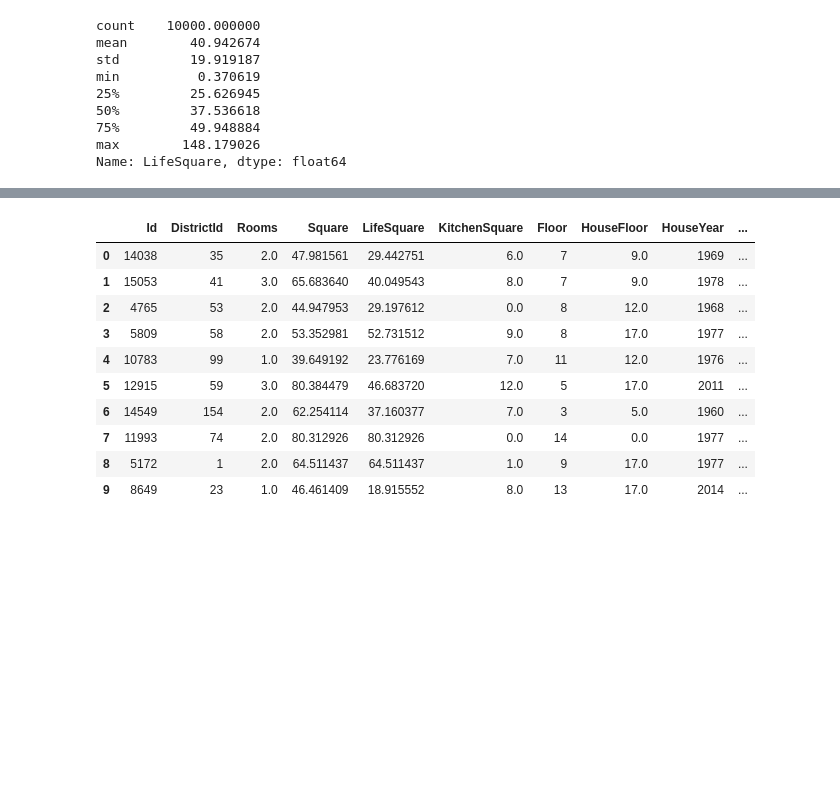
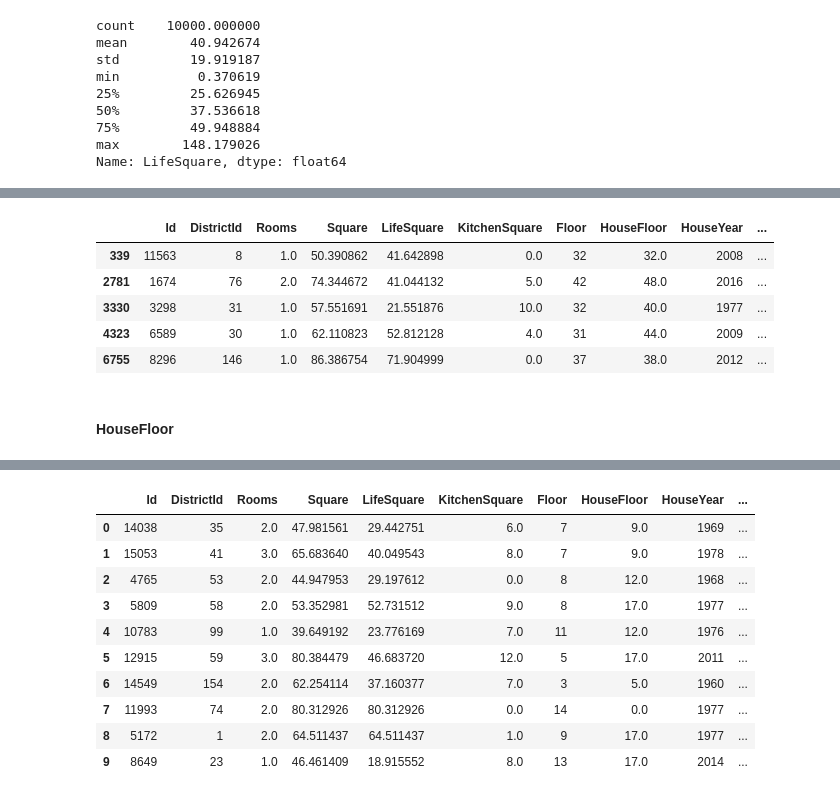
Before and after one commit to zirfuz/python_data_science, a Jupyter notebook: kurs2.ipynb, the cells around one changed output, grey strips where cells are left out. Cells and saved outputs as stored; diff of their text form; code cells hidden in the pictures; blank space fills up the shorter version.

```diff
--- a/kurs2.ipynb
+++ b/kurs2.ipynb
@@ -396,0 +403,11 @@ Name: LifeSquare, dtype: float64
+# %%
+data[data['Floor'] > 30].head()
+# %% [output]
+|  | Id | DistrictId | Rooms | Square | LifeSquare | KitchenSquare | Floor | HouseFloor | HouseYear | ... |
+| 339 | 11563 | 8 | 1.0 | 50.390862 | 41.642898 | 0.0 | 32 | 32.0 | 2008 | ... |
+| 2781 | 1674 | 76 | 2.0 | 74.344672 | 41.044132 | 5.0 | 42 | 48.0 | 2016 | ... |
+| 3330 | 3298 | 31 | 1.0 | 57.551691 | 21.551876 | 10.0 | 32 | 40.0 | 1977 | ... |
+| 4323 | 6589 | 30 | 1.0 | 62.110823 | 52.812128 | 4.0 | 31 | 44.0 | 2009 | ... |
+| 6755 | 8296 | 146 | 1.0 | 86.386754 | 71.904999 | 0.0 | 37 | 38.0 | 2012 | ... |
+# %% [markdown]
+#### HouseFloor
```
Also changed, not shown: parts of 19 cells of this notebook.
